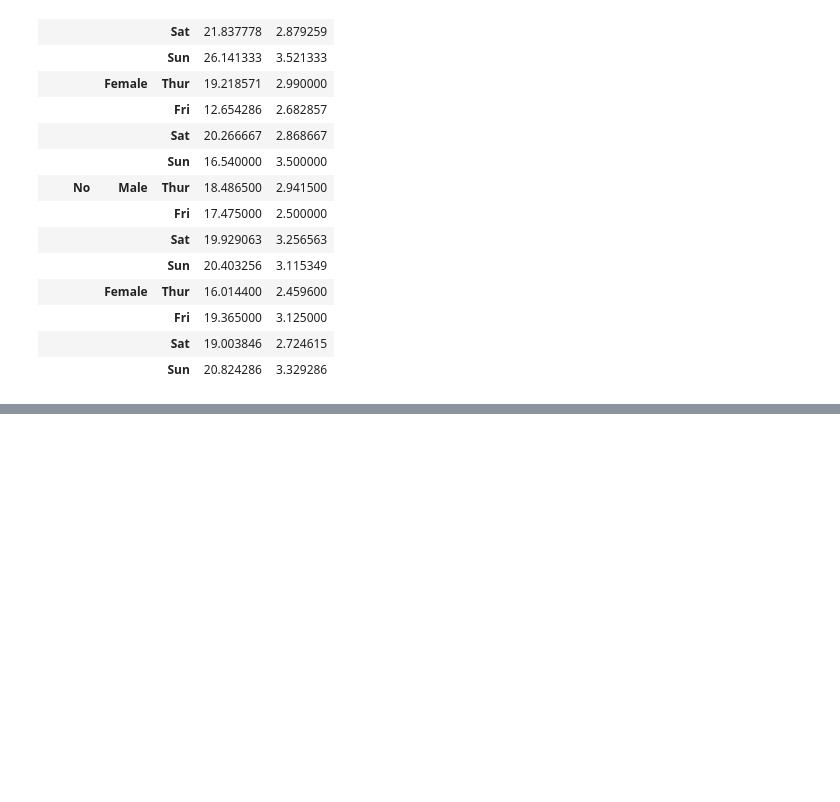
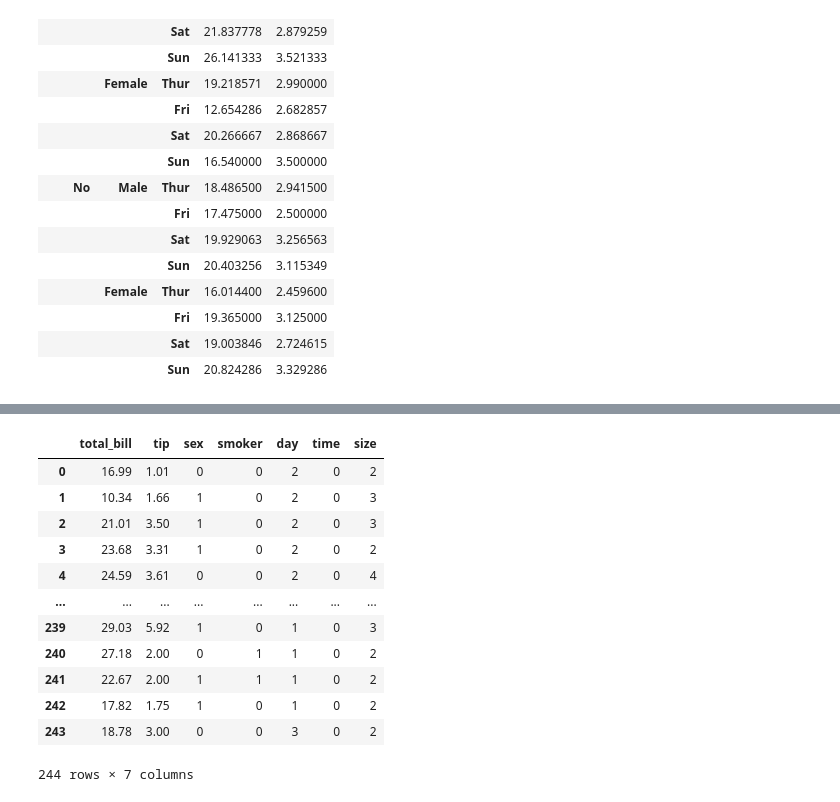
Before and after one commit to adarsh0707-kumar/AI---ML-Traning, a Jupyter notebook: tips.ipynb, the cells around one changed output, grey strips where cells are left out. Drawn from its saved outputs; the diff is of its cells as text; code cells hidden in the pictures; blank space fills up the shorter version.

```diff
--- a/tips.ipynb
+++ b/tips.ipynb
@@ -311,0 +145,24 @@ NameError: name 'null' is not defined
+# %%
+df['sex'] = le.fit_transform(df['sex'])
+# %%
+df['smoker'] = le.fit_transform(df['smoker'])
+# %%
+df['day'] = le.fit_transform(df['day'])
+# %%
+df['time'] = le.fit_transform(df['time'])
+# %%
+df
+# %% [output]
+|  | total_bill | tip | sex | smoker | day | time | size |
+| 0 | 16.99 | 1.01 | 0 | 0 | 2 | 0 | 2 |
+| 1 | 10.34 | 1.66 | 1 | 0 | 2 | 0 | 3 |
+| 2 | 21.01 | 3.50 | 1 | 0 | 2 | 0 | 3 |
+| 3 | 23.68 | 3.31 | 1 | 0 | 2 | 0 | 2 |
+| 4 | 24.59 | 3.61 | 0 | 0 | 2 | 0 | 4 |
+| ... | ... | ... | ... | ... | ... | ... | ... |
+| 239 | 29.03 | 5.92 | 1 | 0 | 1 | 0 | 3 |
+| 240 | 27.18 | 2.00 | 0 | 1 | 1 | 0 | 2 |
+| 241 | 22.67 | 2.00 | 1 | 1 | 1 | 0 | 2 |
+| 242 | 17.82 | 1.75 | 1 | 0 | 1 | 0 | 2 |
+| 243 | 18.78 | 3.00 | 0 | 0 | 3 | 0 | 2 |
+244 rows × 7 columns
```
Also changed, not shown: parts of 14 cells of this notebook.
